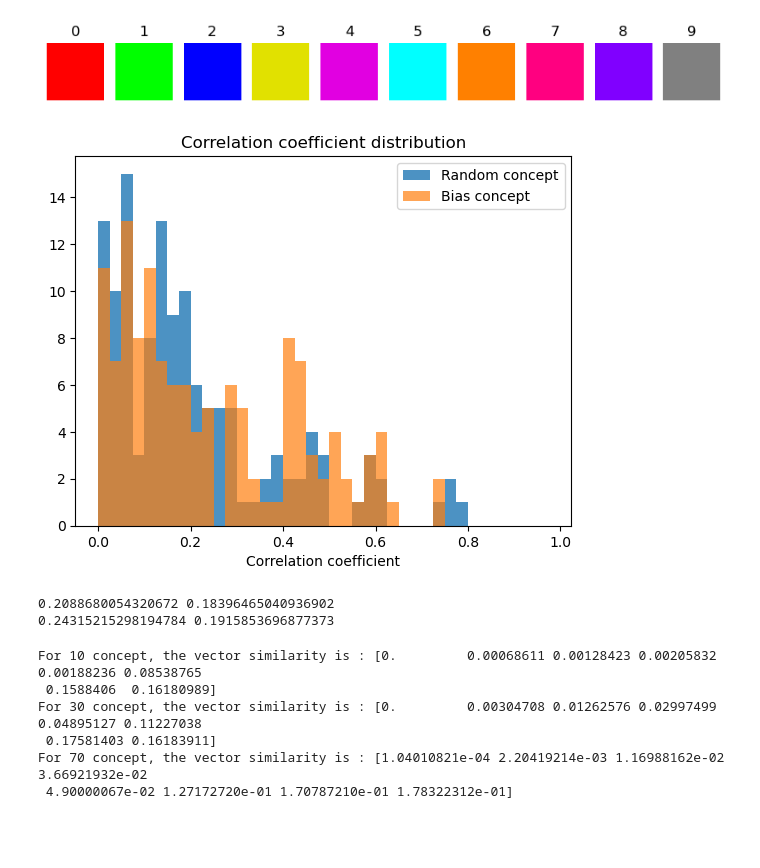
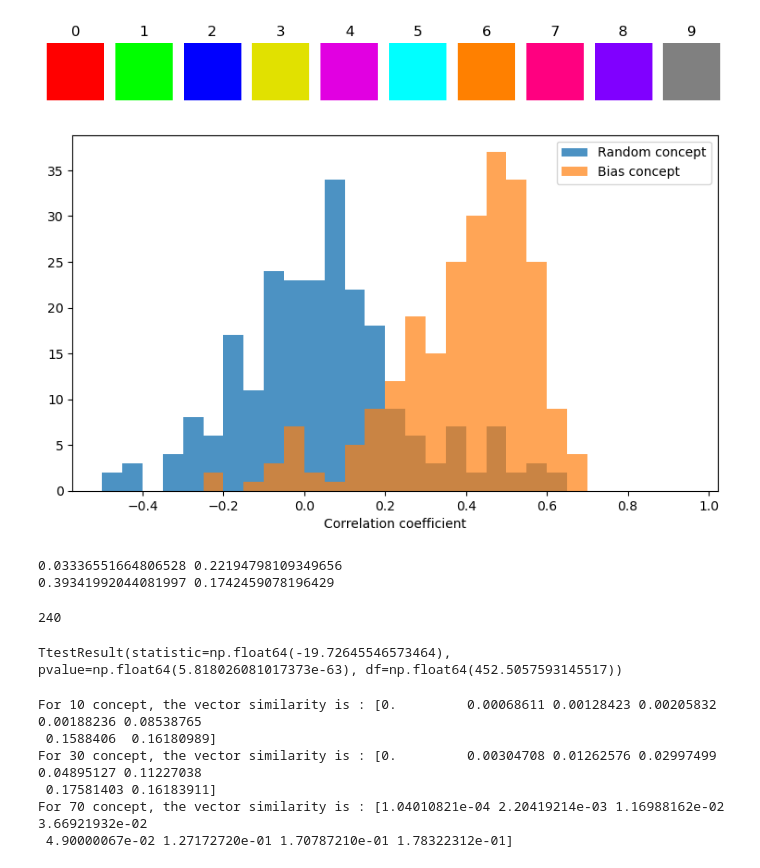
Before and after one commit to vitryt/label-free-bias-identification, a Jupyter notebook: data_recovery.ipynb, the cells around one changed output. Saved outputs shown, nothing was run; the diff lists cells and outputs as text; code cells hidden in the pictures; blank space fills up the shorter version.

```diff
--- a/data_recovery.ipynb
+++ b/data_recovery.ipynb
@@ -232,7 +243,7 @@ patch_sizes = [4, 8, 16, 28]
 error = []
 bias_arg = []
 error_fun = singleBiasError
-for exp_id in range(3, 16):
+for exp_id in range(0, 24):
     error.append([])
     bias_arg.append([])
     for studied_bias in range(10):
@@ -321,28 +334,3 @@ axes[1].set(title="Concept activation values for biased inputs", xlabel=f"Mean a
-# %%
-concept_amounts = [4, 8, 16, 32]
-patch_sizes = [4, 8, 16, 28]
-concept_id, patch_id = 2, 2
-
-all_data = {"h0_distrib":None, "h1_distrib":None}
-patch_size = patch_sizes[patch_id]
-amount_of_concept = concept_amounts[concept_id]
-for exp_id in range(3, 16):
-    with open(f"/data/4vitry/models/{exp_name}/bias_{exp_id}_{concept_id}_{patch_id}.pkl", "rb") as f:
-        bias_res = pkl.load(f)
-    for bias_label in range(10):
-        bias_concept = int(bias_arg[exp_id-3][bias_label][concept_id][patch_id])
-        not_bias_concept = list(range(concept_amounts[concept_id]))
-        not_bias_concept.pop(bias_concept)
-        for real_label, (concepts_without_bias, concepts_with_bias) in bias_res[bias_label].items():
-            for exp_type, data in [("h0_distrib", concepts_without_bias), ("h1_distrib", concepts_with_bias)]:
-                not_bias_data = np.concatenate(data.T[not_bias_concept])
-                bias_data = data.T[bias_concept]
-                assert(len(not_bias_data) == (concept_amounts[concept_id]-1) * len(bias_data))
-                if all_data[exp_type] == None:
-                    all_data[exp_type] = {"bias_concept":bias_data, "non_bias_concept":not_bias_data}
-                else:
-                    all_data[exp_type]["bias_concept"] = np.concatenate([all_data[exp_type]["bias_concept"], bias_data])
-                    all_data[exp_type]["non_bias_concept"] = np.concatenate([all_data[exp_type]["non_bias_concept"],not_bias_data])
 # %%
 COLOUR_MAP = [[255, 0, 0], [0, 255, 0], [0, 0, 255], [225, 225, 0], [225, 0, 225],
                   [0, 255, 255], [255, 128, 0], [255, 0, 128], [128, 0, 255], [128, 128, 128]]
@@ -356,44 +344,53 @@ for label, color in enumerate(COLOUR_MAP):
 # %%
 concept_amounts = [4, 8, 16, 32]
 patch_sizes = [4, 8, 16, 28]
 concept_id, patch_id = 1, 1
 
 def bias_similarity(a, b):
     return cos_sim(np.array(COLOUR_MAP[a]).reshape(1, -1), np.array(COLOUR_MAP[b]).reshape(1, -1))
 
 res = [np.array([]), np.array([])]
-for exp_id in range(3, 16):
+for exp_id in range(0, 24):
     with open(f"/data/4vitry/models/{exp_name}/correlation_{exp_id}_{concept_id}_{patch_id}.pkl", "rb") as f:
         bias_res = pkl.load(f)
     for decomposer_label in bias_res:
         res_table = None
         is_init = False
-        bias_concept = int(bias_arg[exp_id-10][decomposer_label][concept_id][patch_id])
+        bias_concept = int(bias_arg[exp_id-shift][decomposer_label][concept_id][patch_id])
         not_bias_concept = list(range(concept_amounts[concept_id]))
         for bias_label in bias_res[decomposer_label]:
             value = bias_similarity(decomposer_label, bias_label)
             table = np.concatenate([bias_res[decomposer_label][bias_label].T, value * np.ones((1,len(bias_res[decomposer_label][bias_label])))], axis = 0)
             if not is_init:
                 res_table = table
                 is_init = True
             else:
                 res_table = np.concatenate([res_table, table], axis = 1)
         cor = np.corrcoef(res_table)[-1][:-1]
-        res[0] = np.concatenate([res[0], np.absolute(cor[not_bias_concept])])
-        res[1] = np.concatenate([res[1], np.absolute(cor[bias_concept:bias_concept+1])])
-fig, ax = plt.subplots()
+        res[0] = np.concatenate([res[0], cor[not_bias_concept]])
+        res[1] = np.concatenate([res[1], cor[bias_concept:bias_concept+1]])
+fig, ax = plt.subplots(figsize=(9, 5))
 baseline = np.random.choice(res[0], len(res[1]))
-ax.hist(baseline, bins=np.arange(0, 1, 0.025), label="Random concept", histtype="barstacked", alpha=.8)
-ax.hist(res[1], bins=np.arange(0, 1, 0.025), label="Bias concept", histtype="barstacked", alpha=.7)
-ax.set(xlabel="Correlation coefficient", title="Correlation coefficient distribution")
+ax.hist(baseline, bins=np.arange(-0.5, 1, 0.05), label="Random concept", histtype="barstacked", alpha=.8)
+ax.hist(res[1], bins=np.arange(-0.50, 1, 0.05), label="Bias concept", histtype="barstacked", alpha=.7)
+ax.set(xlabel="Correlation coefficient")
 plt.legend()
 plt.show()
 print(baseline.mean(), baseline.std())
 print(res[1].mean(), res[1].std())
 # %% [output]
-[figure, old version]
+[figure, new version]
-0.2088680054320672 0.18396465040936902
-0.24315215298194784 0.1915853696877373
+0.03336551664806528 0.22194798109349656
+0.39341992044081997 0.1742459078196429
+# %%
+len(res[1])
+# %% [output]
+240
+# %%
+import scipy
+scipy.stats.ttest_ind(baseline, res[1], alternative="two-sided", equal_var=False)
+# %% [output]
+TtestResult(statistic=np.float64(-19.72645546573464), pvalue=np.float64(5.818026081017373e-63), df=np.float64(452.5057593145517))
 # %%
 exp_id = 1
 studied_bias = 0
```
Also changed, not shown: parts of 9 cells of this notebook, 5 other files.
